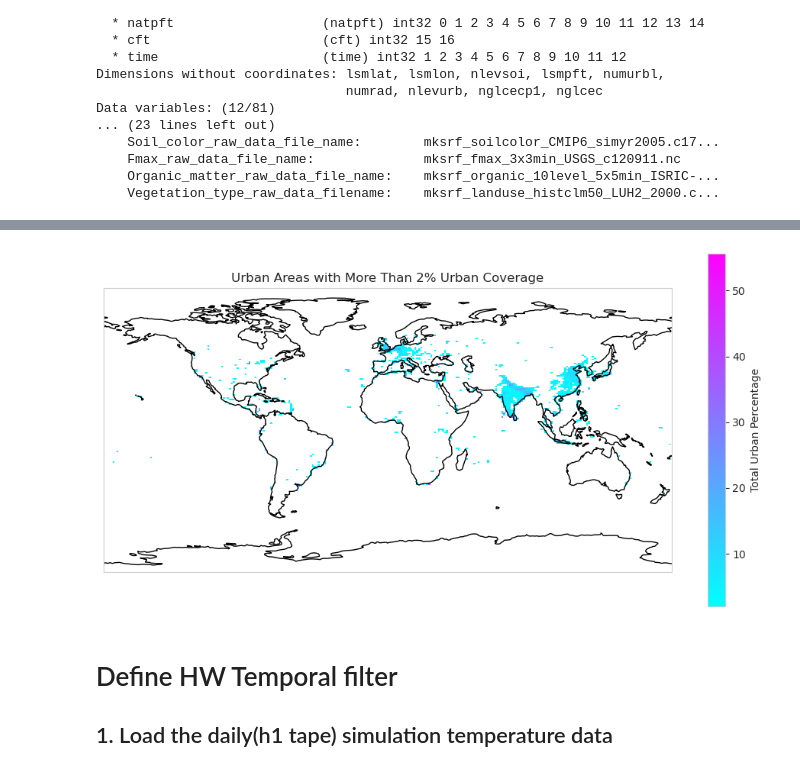
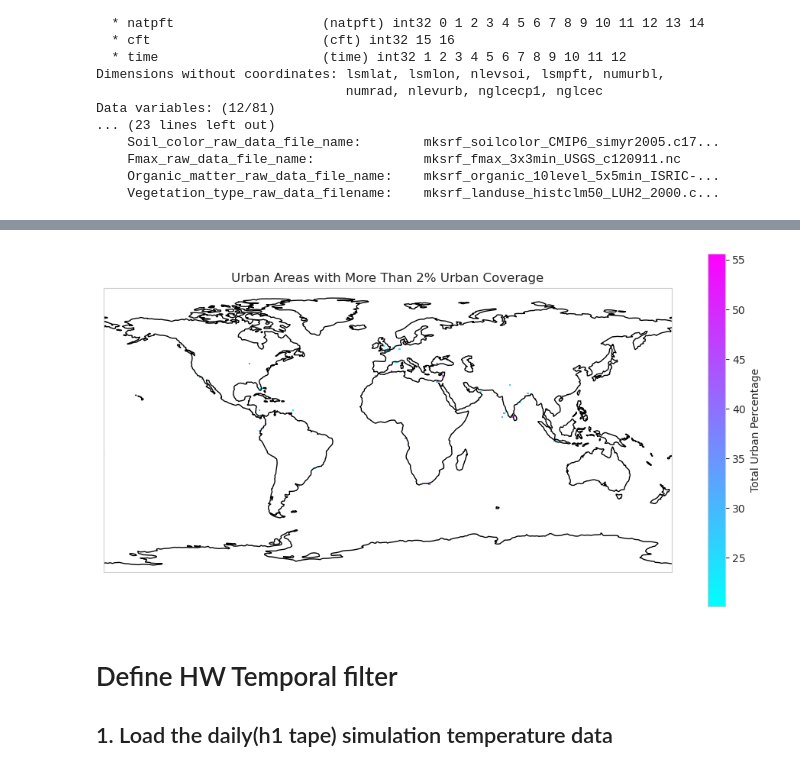
Before and after one commit to johnnyguo2007/research, a Jupyter notebook: hw_global/hw_uhi_interaction.ipynb, the cells around one changed output, grey strips where cells are left out. Cells and saved outputs as stored; diff of their text form; code cells hidden in the pictures.

```diff
--- a/hw_global/hw_uhi_interaction.ipynb
+++ b/hw_global/hw_uhi_interaction.ipynb
@@ -71,0 +54,14 @@ unitless
+# %%
+# Extract a column of unique latitudes and a row of unique longitudes as raw arrays
+unique_lats = ds_sur['LATIXY'].isel(lsmlon=0).data  # Extracting the raw array for latitudes
+unique_lons = ds_sur['LONGXY'].isel(lsmlat=0).data  # Extracting the raw array for longitudes
+
+# Assign these raw arrays as 1D coordinates
+ds_sur = ds_sur.assign_coords(lat=('lsmlat', unique_lats), lon=('lsmlon', unique_lons))
+
+
+# Now, your DataArray or any variable extracted from ds_sur should have 1D lat and lon coordinates
+total_urban_pct = ds_sur['PCT_URBAN']  # Example variable
+print(total_urban_pct)
+
+# At this point, the dataset dimensions will be based on actual latitude and longitude values
@@ -184,22 +231,22 @@ Attributes: (0)
 # %%
 # Plotting
 fig = plt.figure(figsize=(12, 6))
 ax = plt.axes(projection=ccrs.PlateCarree())
 ax.coastlines()
 
 # Get longitude and latitude information from the dataset
 longitude = ds_sur['LONGXY']
 latitude = ds_sur['LATIXY']
 
 # Plotting the urban areas that meet the condition
 # Note: masked_urban_areas already has values below 2% filtered out, so we use it directly
-plt.pcolormesh(longitude, latitude, masked_urban_areas, transform=ccrs.PlateCarree(), cmap='cool') #cmap='cool') cmap='Reds')
+plt.pcolormesh(longitude, latitude, urban_grid_mask, transform=ccrs.PlateCarree(), cmap='cool') #cmap='cool') cmap='Reds')
 
 plt.colorbar(label='Total Urban Percentage')
 plt.title('Urban Areas with More Than 2% Urban Coverage')
 plt.show()
 # %% [output]
-[figure, old version]
+[figure, new version]
 # %% [markdown]
 
 #  Define HW Temporal filter
```
Also changed, not shown: parts of 22 cells of this notebook.
